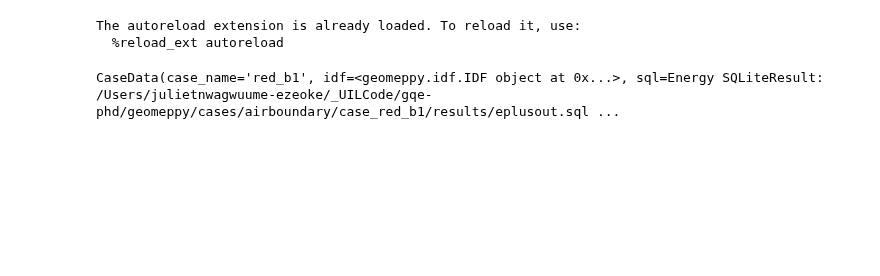
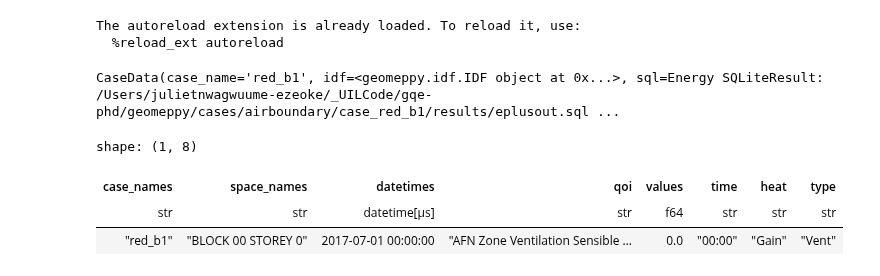
Before and after one commit to juliet29/plan2EPlus, a Jupyter notebook: _notebooks/results/t02_rate.ipynb, the cells around one changed output. Drawn from its saved outputs; the diff is of its cells as text; code cells hidden in the pictures; blank space fills up the shorter version.

```diff
--- a/_notebooks/results/t02_rate.ipynb
+++ b/_notebooks/results/t02_rate.ipynb
@@ -27,3 +30,17 @@ sc = cases[2]
 sc
 # %% [output]
 CaseData(case_name='red_b1', idf=<geomeppy.idf.IDF object at 0x...>, sql=Energy SQLiteResult: /Users/julietnwagwuume-ezeoke/_UILCode/gqe-phd/geomeppy/cases/airboundary/case_red_b1/results/eplusout.sql ...
+# %%
+df_rate = create_zone_rate_df(sc)
+df_rate = df_rate.with_columns(time=pl.col("datetimes").dt.to_string("%H:%M"))
+
+df_rate = df_rate.with_columns(heat=pl.when(pl.col("qoi").str.contains("Gain")).then(pl.lit("Gain")).otherwise(pl.lit("Loss")))
+
+df_rate = df_rate.with_columns(type=pl.when(pl.col("qoi").str.contains("Ventilation")).then(pl.lit("Vent")).otherwise(pl.lit("Mixing")))
+df_rate.head(1)
+# to_string("%H:%M")
+# %% [output]
+shape: (1, 8)
+| case_names | space_names | datetimes | qoi | values | time | heat | type |
+| str | str | datetime[μs] | str | f64 | str | str | str |
+| "red_b1" | "BLOCK 00 STOREY 0" | 2017-07-01 00:00:00 | "AFN Zone Ventilation Sensible … | 0.0 | "00:00" | "Gain" | "Vent" |
```
Also changed, not shown: parts of 7 cells of this notebook, 1 other file.
